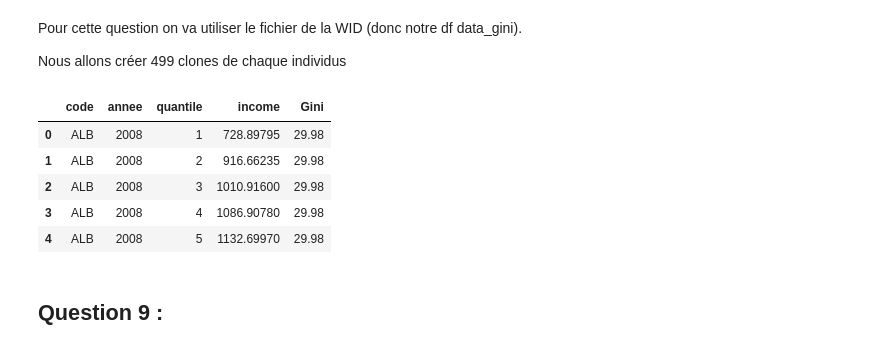
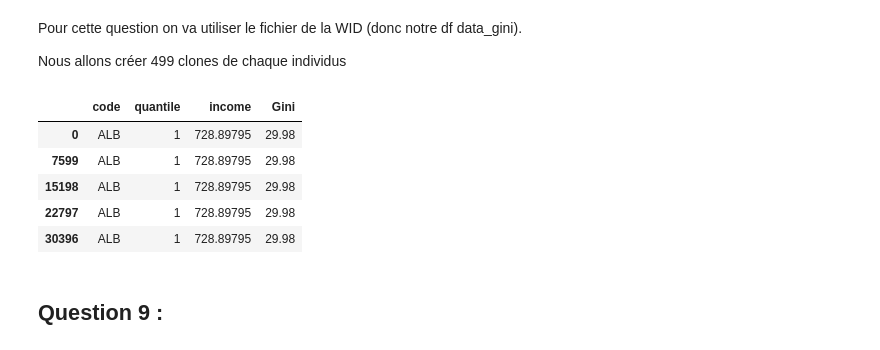
Before and after one commit to Julien-paulet/Projet_7, a Jupyter notebook: Effectuez_une_prediction_de_revenus_main_file.ipynb, the cells around one changed output. Drawn from its saved outputs; the diff is of its cells as text; code cells hidden in the pictures.

```diff
--- a/Effectuez_une_prediction_de_revenus_main_file.ipynb
+++ b/Effectuez_une_prediction_de_revenus_main_file.ipynb
@@ -631,16 +631,20 @@ sample = None
 <p>Pour cette question on va utiliser le fichier de la WID (donc notre df data_gini).</p>
 <p>Nous allons créer 499 clones de chaque individus </p>
 # %%
-data_cloned = data_gini[['code', 'annee', 'quantile', 'income', 'Gini']]
+data_cloned = data_gini[['code', 'quantile', 'income', 'Gini']]
 data_cloned = pd.concat([data_cloned]*500, ignore_index=True)
+data_cloned = data_cloned.sort_values(by=['code', 'quantile'])
+#On reset les index pour avoir des index qui se suivent
+#data_cloned = data_cloned.reset_index()
+#data_cloned = data_cloned[['code', 'quantile', 'income', 'Gini']]
 data_cloned.head()
 # %% [output]
-|  | code | annee | quantile | income | Gini |
-| 0 | ALB | 2008 | 1 | 728.89795 | 29.98 |
-| 1 | ALB | 2008 | 2 | 916.66235 | 29.98 |
-| 2 | ALB | 2008 | 3 | 1010.91600 | 29.98 |
-| 3 | ALB | 2008 | 4 | 1086.90780 | 29.98 |
-| 4 | ALB | 2008 | 5 | 1132.69970 | 29.98 |
+|  | code | quantile | income | Gini |
+| 0 | ALB | 1 | 728.89795 | 29.98 |
+| 7599 | ALB | 1 | 728.89795 | 29.98 |
+| 15198 | ALB | 1 | 728.89795 | 29.98 |
+| 22797 | ALB | 1 | 728.89795 | 29.98 |
+| 30396 | ALB | 1 | 728.89795 | 29.98 |
 # %% [markdown]
 ## Question 9 :
 # %% [markdown]
```
Also changed, not shown: parts of 6 cells of this notebook.
